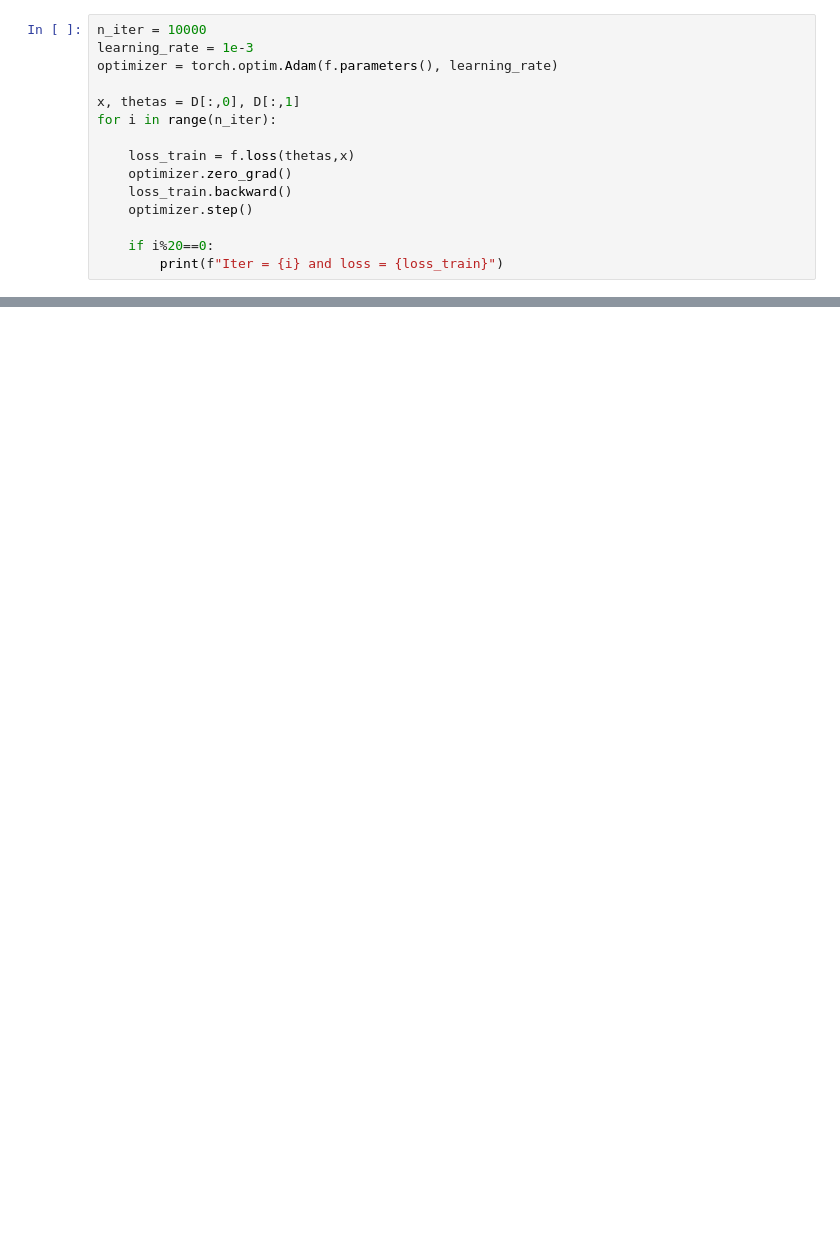
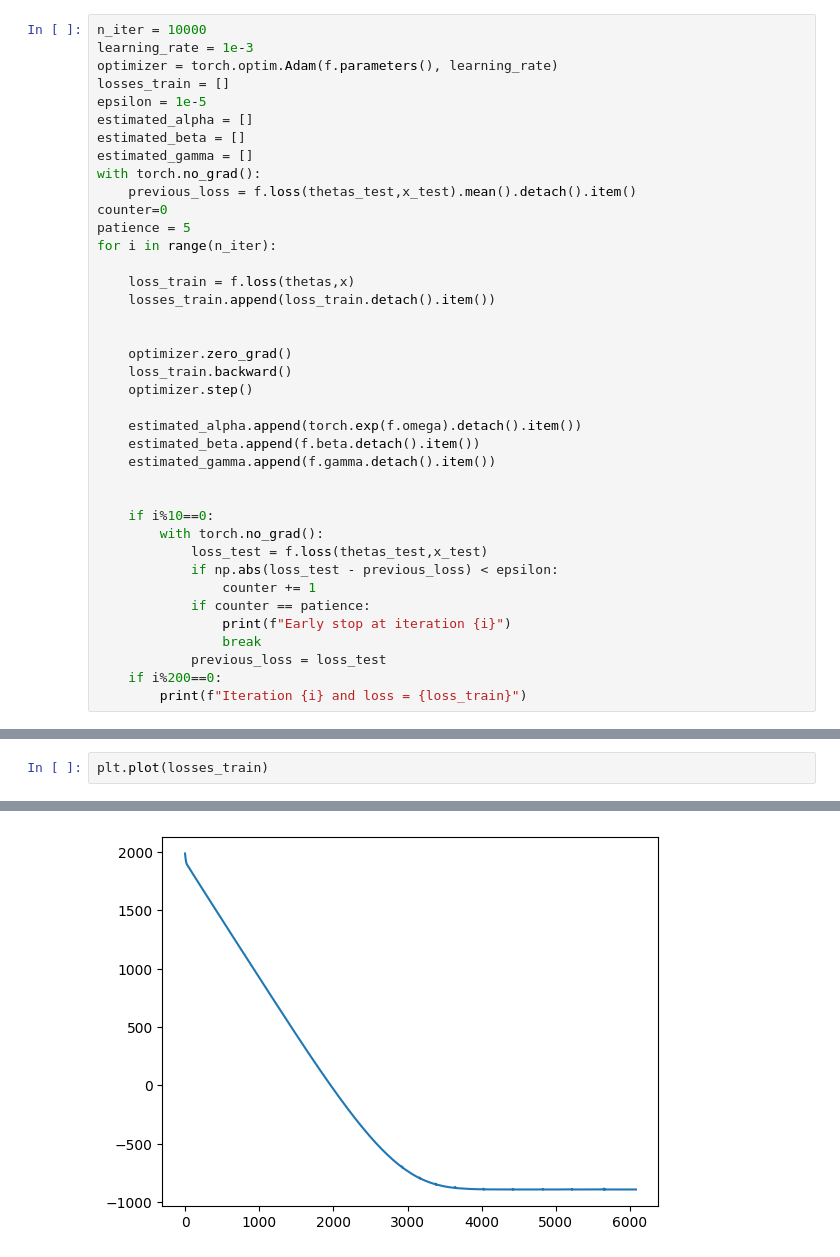
Before and after one commit to MouzaouiMatthieu/PFE, a Jupyter notebook: ConditionalFlow.ipynb, the cells around one changed output, grey strips where cells are left out. Drawn from its saved outputs; the diff is of its cells as text; blank space fills up the shorter version.

```diff
--- a/ConditionalFlow.ipynb
+++ b/ConditionalFlow.ipynb
@@ -75,15 +148,39 @@ f = flow(1.0, 1.0, 1.0, base_distribution)
 n_iter = 10000
 learning_rate = 1e-3
 optimizer = torch.optim.Adam(f.parameters(), learning_rate)
-
-x, thetas = D[:,0], D[:,1]
+losses_train = []
+epsilon = 1e-5
+estimated_alpha = []
+estimated_beta = []
+estimated_gamma = []
+with torch.no_grad():
+    previous_loss = f.loss(thetas_test,x_test).mean().detach().item()
+counter=0
+patience = 5
 for i in range(n_iter):
 
     loss_train = f.loss(thetas,x)
+    losses_train.append(loss_train.detach().item())
+
+
     optimizer.zero_grad()
     loss_train.backward()
     optimizer.step()
 
-    if i%20==0:
-        print(f"Iter = {i} and loss = {loss_train}")
+    estimated_alpha.append(torch.exp(f.omega).detach().item())
+    estimated_beta.append(f.beta.detach().item())
+    estimated_gamma.append(f.gamma.detach().item())
+
+
+    if i%10==0:
+        with torch.no_grad():
+            loss_test = f.loss(thetas_test,x_test)
+            if np.abs(loss_test - previous_loss) < epsilon:
+                counter += 1
+            if counter == patience:
+                print(f"Early stop at iteration {i}")
+                break
+            previous_loss = loss_test
+    if i%200==0:
+        print(f"Iteration {i} and loss = {loss_train}")
 # %% [output]
@@ -115,0 +224,3 @@ z_prime = f.forward(Z, x)
+# %%
+plt.plot(losses_train)
+# %% [output]
@@ -115,0 +228 @@ z_prime = f.forward(Z, x)
+[figure, added]
```
Also changed, not shown: parts of 22 cells of this notebook.
